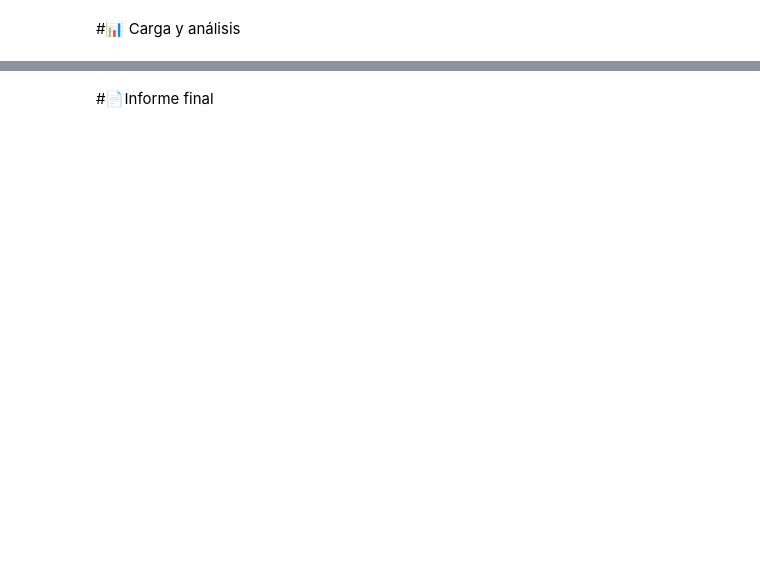
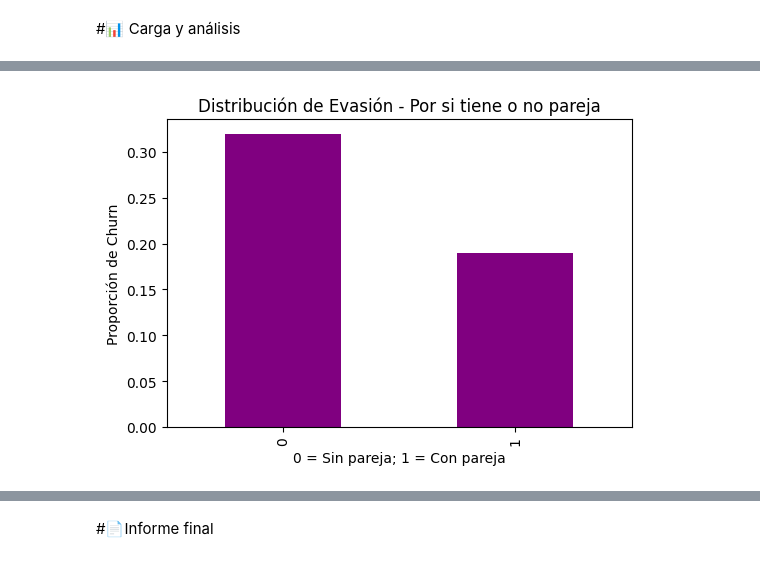
Before and after one commit to agusgonella/challenge_telecom_x, a Jupyter notebook: TelecomX_LATAM.ipynb, the cells around one changed output, grey strips where cells are left out. Saved outputs shown, nothing was run; the diff lists cells and outputs as text; code cells hidden in the pictures; blank space fills up the shorter version.

```diff
--- a/TelecomX_LATAM.ipynb
+++ b/TelecomX_LATAM.ipynb
@@ -139,0 +354,8 @@ evasion_genero
+# %%
+evasion_partner.plot(kind='bar',figsize=(6,4),color='purple')
+plt.title('Distribución de Evasión - Por si tiene o no pareja')
+plt.ylabel('Proporción de Churn')
+plt.xlabel('0 = Sin pareja; 1 = Con pareja')
+plt.show()
+# %% [output]
+[figure, added]
```
Also changed, not shown: parts of 49 cells of this notebook.
